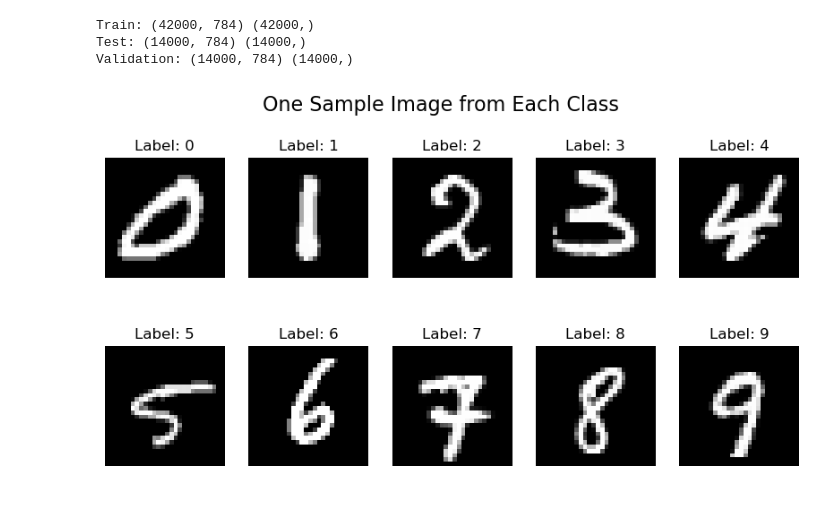
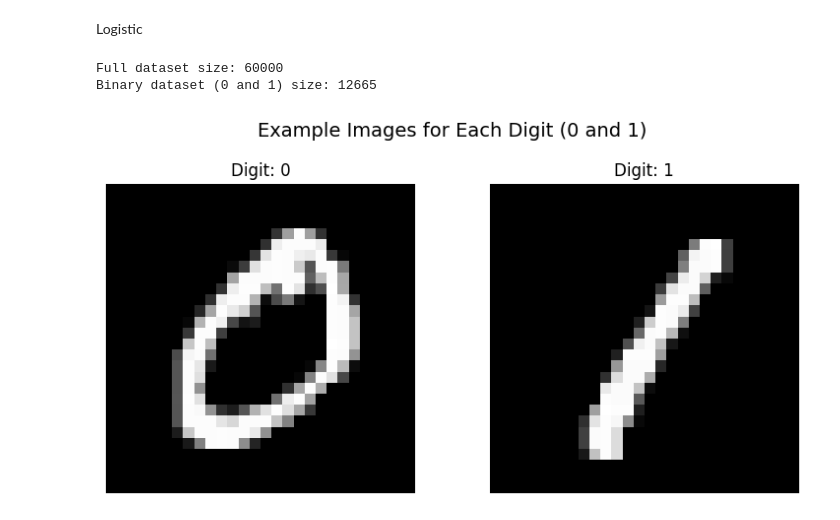
Before and after one commit to ARAHMAN04/ML2, a Jupyter notebook: Part1.ipynb, the cells around one changed output. Saved outputs shown, nothing was run; the diff lists cells and outputs as text; code cells hidden in the pictures.

Commit message:
Data Setting

```diff
--- a/Part1.ipynb
+++ b/Part1.ipynb
@@ -46,30 +1,50 @@ df.head()
-# %%
-from sklearn.model_selection import train_test_split
-X = df.drop("label", axis=1)
-y = df["label"]
-X_train, X_temp, y_train, y_temp = train_test_split(
-    X, y, test_size=0.4, random_state=42, stratify=y
-)
-
-X_test, X_val, y_test, y_val = train_test_split(
-    X_temp, y_temp, test_size=0.5, random_state=42, stratify=y_temp
-)
-
-print("Train:", X_train.shape, y_train.shape)
-print("Test:", X_test.shape, y_test.shape)
-print("Validation:", X_val.shape, y_val.shape)
-# %% [output]
-Train: (42000, 784) (42000,)
-Test: (14000, 784) (14000,)
-Validation: (14000, 784) (14000,)
-# %%
-fig, axes = plt.subplots(2, 5, figsize=(10, 5))
-for i, label in enumerate(sorted(df['label'].unique())):
-    sample = df[df['label'] == label].iloc[0, 1:].values.reshape(28, 28)
-    axes[i // 5, i % 5].imshow(sample, cmap='gray')
-    axes[i // 5, i % 5].set_title(f'Label: {label}')
-    axes[i // 5, i % 5].axis('off')
-plt.suptitle("One Sample Image from Each Class", fontsize=16)
-plt.show()
-# %% [output]
-[figure, removed]
+# %%
+import torch
+from torch.utils.data import random_split
+from torchvision import datasets, transforms
+
+transform = transforms.Compose([
+    transforms.ToTensor(),
+    transforms.Lambda(lambda x: x.view(-1))
+])
+
+full_dataset = datasets.MNIST(root='../ML2_Data', train=True, transform=transform, download=True)
+# %% [markdown]
+Logistic
+# %%
+from torch.utils.data import Subset
+
+# Filter indices for digits 0 and 1 to new dataset
+indices_01 = [i for i, (_, y) in enumerate(full_dataset) if y in (0, 1)]
+binary_dataset = Subset(full_dataset, indices_01)
+
+print(f"Full dataset size: {len(full_dataset)}")
+print(f"Binary dataset (0 and 1) size: {len(binary_dataset)}")
+# %% [output]
+Full dataset size: 60000
+Binary dataset (0 and 1) size: 12665
+# %%
+import matplotlib.pyplot as plt
+
+# Store one example image for each digit
+examples = {}
+for img, label in binary_dataset:
+    if label not in examples:
+        examples[label] = img
+    if len(examples) == 2:
+        break
+
+# Plotting
+plt.figure(figsize=(8, 4))
+for i in range(2):
+    plt.subplot(1, 2, i + 1)
+    plt.imshow(examples[i].view(28, 28), cmap='gray')  # reshape to 28*28 image
+    plt.title(f"Digit: {i}")
+    plt.axis('off')
+
+plt.suptitle("Example Images for Each Digit (0 and 1)", fontsize=14)
+plt.subplots_adjust(top=0.8)
+plt.tight_layout()
+plt.show()
+# %% [output]
+[figure, added]
```
Also changed, not shown: parts of 11 cells of this notebook.
